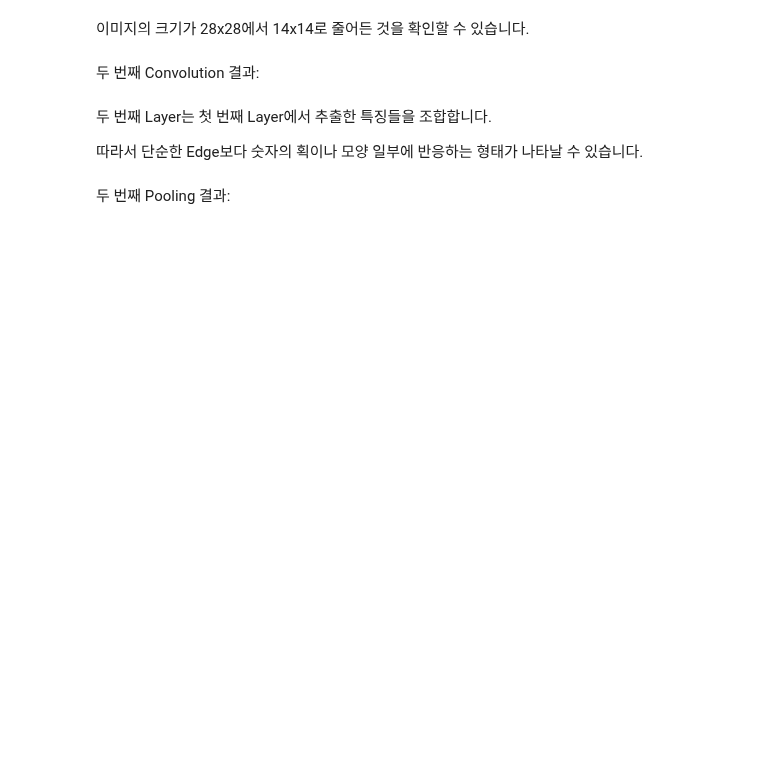
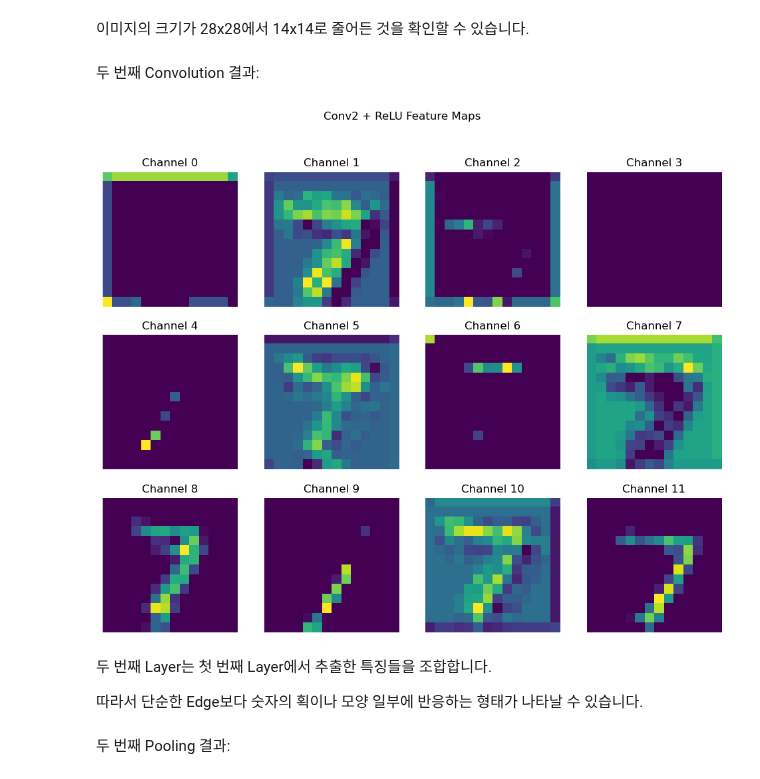
Before and after one commit to gocleanwater/Vision-LLM-202237752, a Jupyter notebook: 03_DL-and-GPU.ipynb, the cells around one changed output. Drawn from its saved outputs; the diff is of its cells as text; code cells hidden in the pictures; blank space fills up the shorter version.

```diff
--- a/03_DL-and-GPU.ipynb
+++ b/03_DL-and-GPU.ipynb
@@ -1792,9 +1839,12 @@ show_feature_maps(
 # %%
 show_feature_maps(
     features["relu2"],
     title="Conv2 + ReLU Feature Maps",
     max_maps=12,
+    cmap="viridis",
 )
+# %% [output]
+[figure, added]
 # %% [markdown]
 두 번째 Layer는 첫 번째 Layer에서 추출한 특징들을 조합합니다.
 
```
Also changed, not shown: parts of 36 cells of this notebook.
